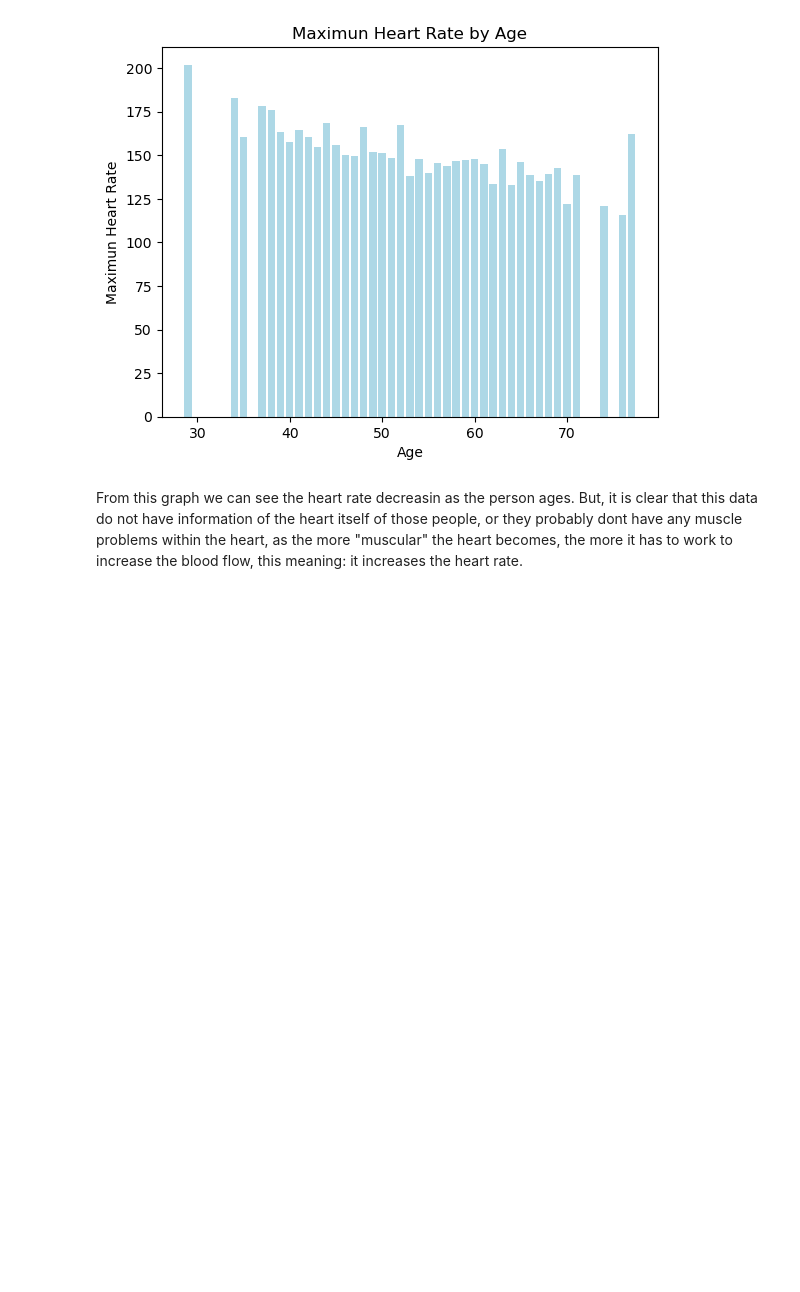
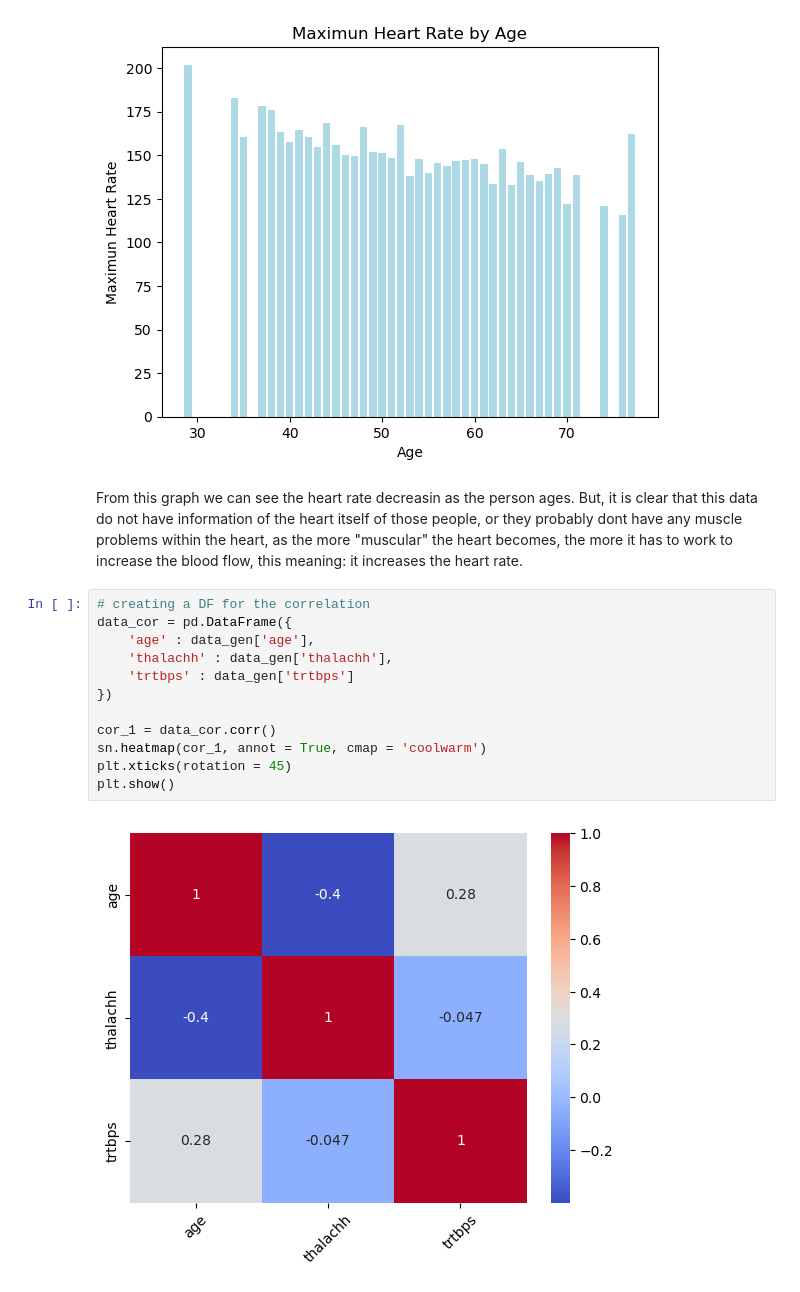
Before and after one commit to gustavopin/HeartAttackAnalysis, a Jupyter notebook: analysis.ipynb, the cells around one changed output. Drawn from its saved outputs; the diff is of its cells as text; blank space fills up the shorter version.

Commit message:
added a correlation matrix for the three graphed data

```diff
--- a/analysis.ipynb
+++ b/analysis.ipynb
@@ -186,3 +187,17 @@ plt.show()
 [figure]
 # %% [markdown]
 From this graph we can see the heart rate decreasin as the person ages. But, it is clear that this data do not have information of the heart itself of those people, or they probably dont have any muscle problems within the heart, as the more "muscular" the heart becomes, the more it has to work to increase the blood flow, this meaning: it increases the heart rate.
+# %%
+# creating a DF for the correlation
+data_cor = pd.DataFrame({
+    'age' : data_gen['age'],
+    'thalachh' : data_gen['thalachh'],
+    'trtbps' : data_gen['trtbps']
+})
+
+cor_1 = data_cor.corr()
+sn.heatmap(cor_1, annot = True, cmap = 'coolwarm')
+plt.xticks(rotation = 45)
+plt.show()
+# %% [output]
+[figure, added]
```
Also changed, not shown: parts of 1 cell of this notebook.
